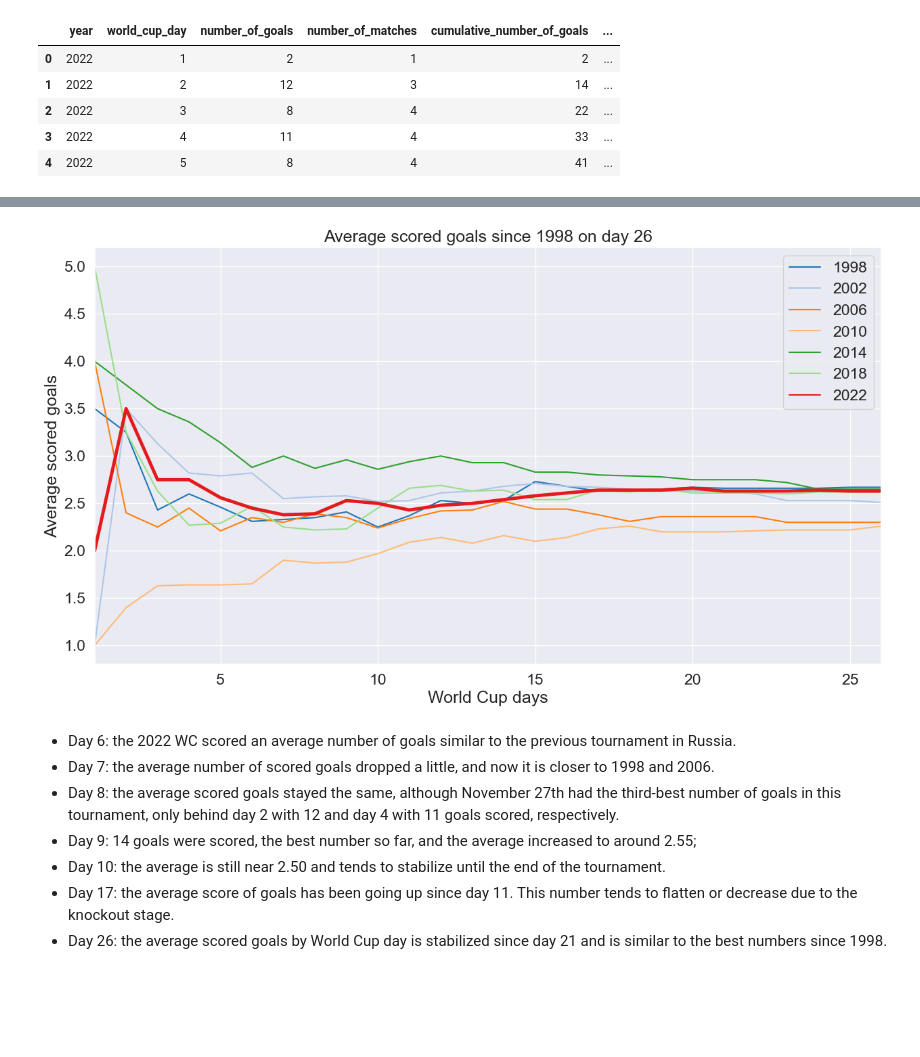
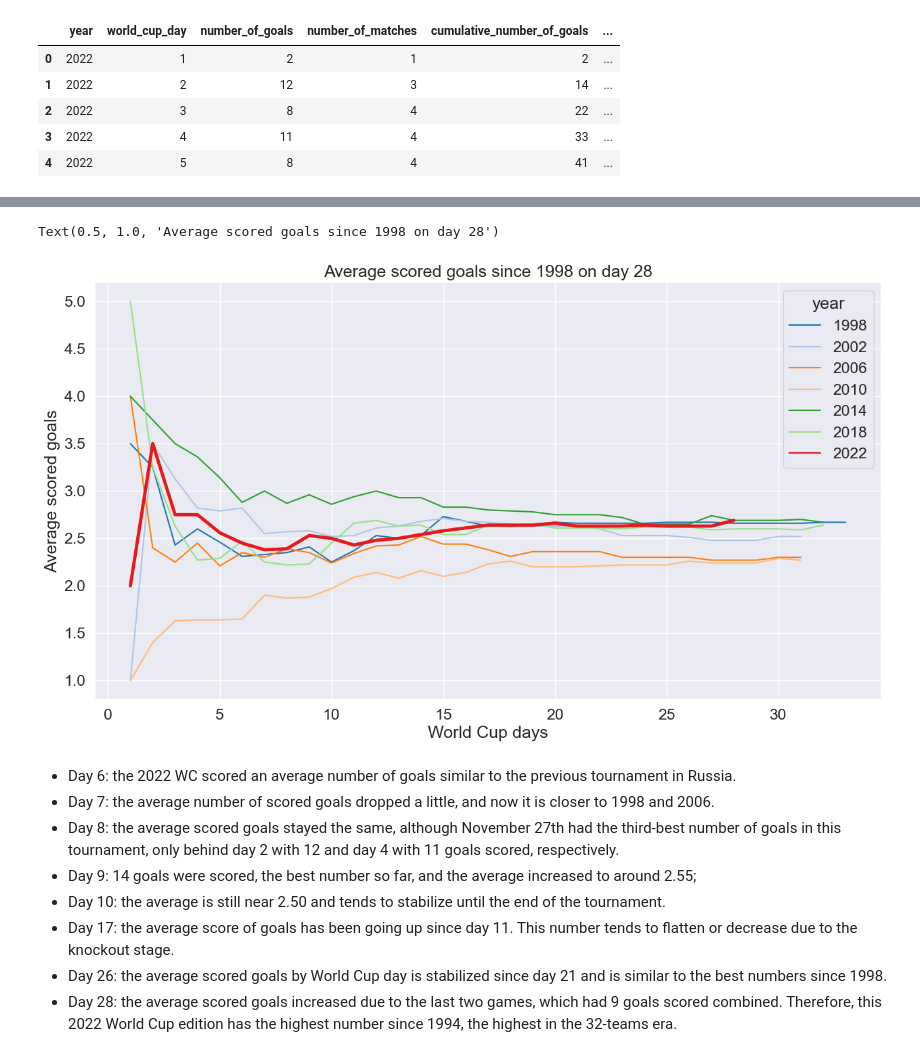
Before and after one commit to hanada-stephan/fifa_world_cup_analysis, a Jupyter notebook: world_cup_analysis.ipynb, the cells around one changed output, grey strips where cells are left out. Drawn from its saved outputs; the diff is of its cells as text; code cells hidden in the pictures; blank space fills up the shorter version.

```diff
--- a/world_cup_analysis.ipynb
+++ b/world_cup_analysis.ipynb
@@ -213,18 +213,17 @@ plt.show()
 
 last_six_wc = last_world_cups[last_world_cups["year"]>1994]
 # %%
-# Comparing the average scored goals of last six WC
+# Comparing the average scored goals of last six FWC
 
 ax = sns.lineplot(x="world_cup_day", y="average_scored_goals", data=last_six_wc, hue="year", palette = "tab20")
 sns.lineplot(x="world_cup_day", y="average_scored_goals", data=qatar_goals, hue="year", palette = "Set1", linewidth=3.5)
 plt.xlabel("World Cup days")
 plt.ylabel("Average scored goals")
-plt.title("Average scored goals since 1998 on day 26") # Change it every day
-plt.legend()
-plt.xlim(1,26)
-plt.savefig("./img/avg_goals_since_france_day26.jpg")
+plt.title("Average scored goals since 1998 on day 28")
+# plt.savefig("./img/avg_goals_since_france_day26.jpg")
 # %% [output]
+Text(0.5, 1.0, 'Average scored goals since 1998 on day 28')
-[figure, old version]
+[figure, new version]
 # %% [markdown]
 - Day 6: the 2022 WC scored an average number of goals similar to the previous tournament in Russia.
 - Day 7: the average number of scored goals dropped a little, and now it is closer to 1998 and 2006.
@@ -233,6 +232,7 @@ plt.savefig("./img/avg_goals_since_france_day26.jpg")
 - Day 10: the average is still near 2.50 and tends to stabilize until the end of the tournament.
 - Day 17: the average score of goals has been going up since day 11. This number tends to flatten or decrease due to the knockout stage.
 - Day 26: the average scored goals by World Cup day is stabilized since day 21 and is similar to the best numbers since 1998.
+- Day 28: the average scored goals increased due to the last two games, which had 9 goals scored combined. Therefore, this 2022 World Cup edition has the highest number since 1994, the highest in the 32-teams era.
 # %%
 # Comparing the total number of scored goals of last six FWC
 
```
Also changed, not shown: parts of 12 cells of this notebook, 6 other files.
